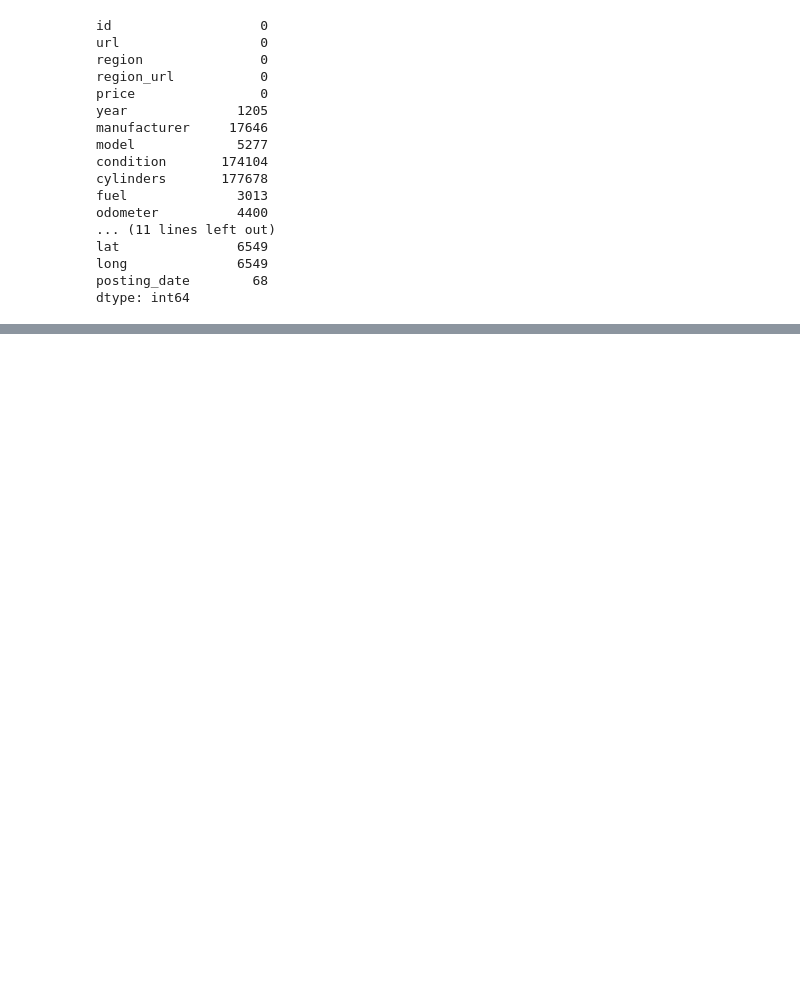
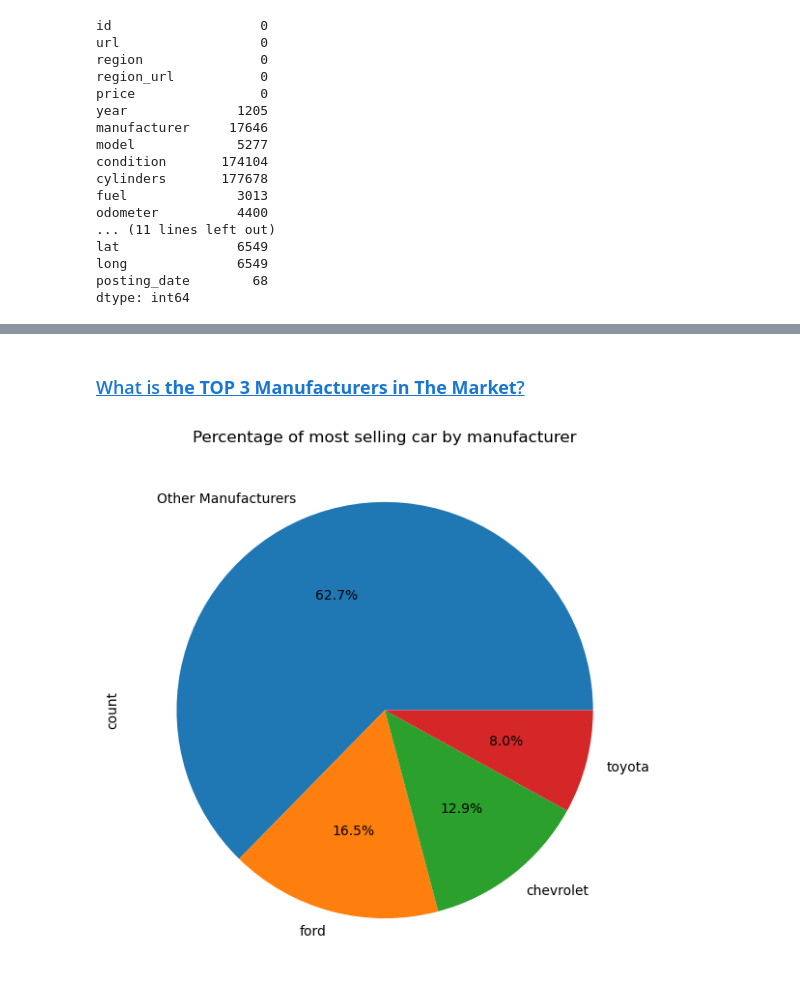
Before and after one commit to yousefalielkhapery1/Vehicles_dataset_analysis, a Jupyter notebook: vehicles.ipynb, the cells around one changed output, grey strips where cells are left out. Drawn from its saved outputs; the diff is of its cells as text; code cells hidden in the pictures; blank space fills up the shorter version.

```diff
--- a/vehicles.ipynb
+++ b/vehicles.ipynb
@@ -129,0 +330,17 @@ pd.get_option('display.max_rows')  # seeing what is the default displaying rows
+# %% [markdown]
+### <a id='toc1_3_2_'></a>[What is __the TOP 3 Manufacturers in The Market__?](#toc0_)
+# %%
+# Copy of vehicles_df to work on it
+car_count = vehicles_df.copy()
+other_manufacturers = car_count['manufacturer'].value_counts().index[3:]
+# Replacing Manufactures names to Other Manufacturers
+car_count['manufacturer'] = car_count['manufacturer'].replace(other_manufacturers,"Other Manufacturers")
+car_count_Pie = car_count.value_counts('manufacturer').sort_values(ascending=False)
+
+# Pie Chart for [Ford, Chevrolet, Toyota, Other Manufacturers]
+car_count_Pie.plot(kind='pie', autopct='%1.1f%%')
+plt.rcParams['figure.figsize'] = (7, 7)
+plt.title('Percentage of most selling car by manufacturer')
+plt.show()
+# %% [output]
+[figure, added]
```
Also changed, not shown: parts of 28 cells of this notebook.
